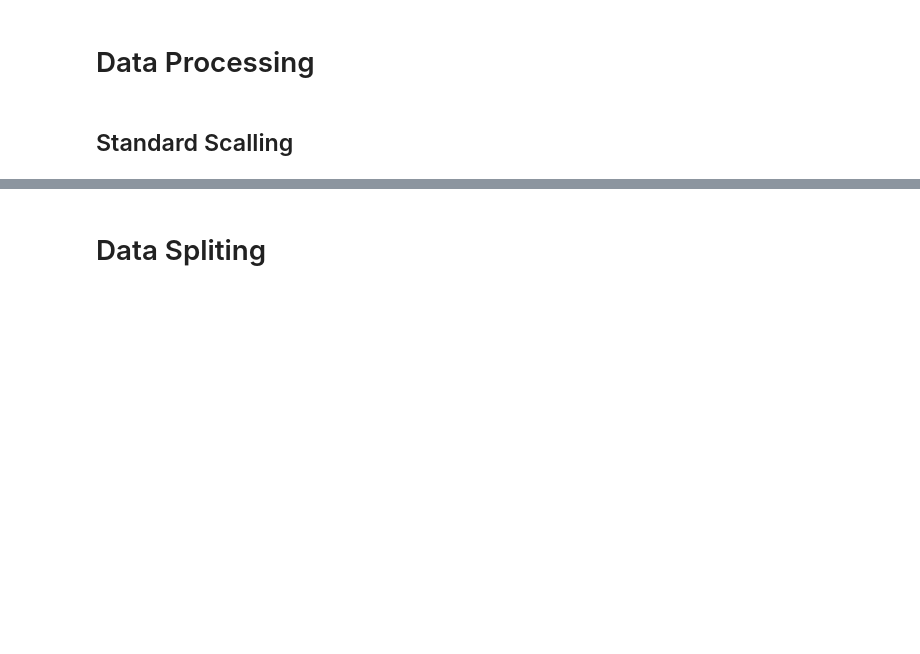
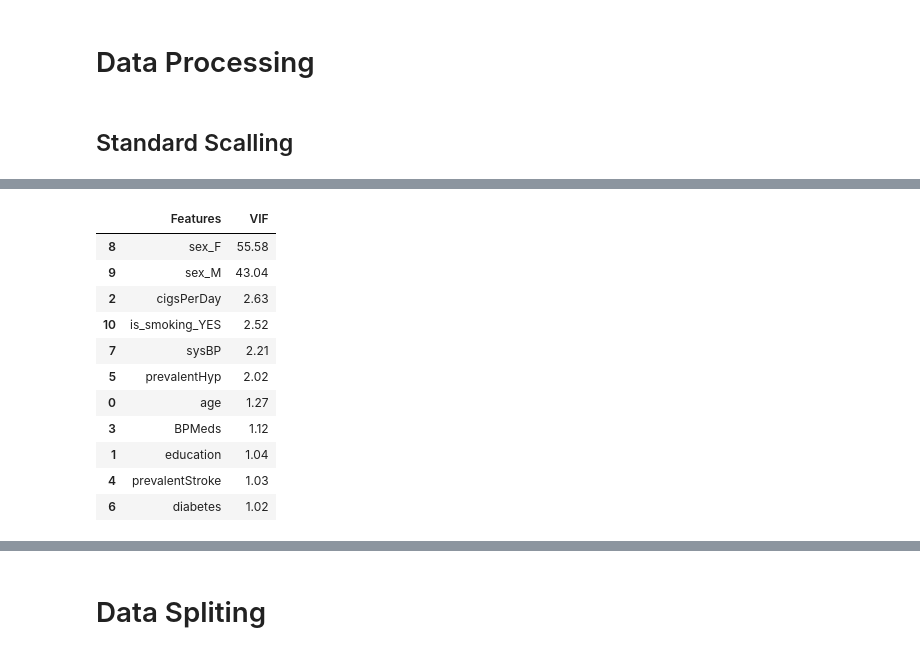
Before and after one commit to SajalSinha/CardioVascular-Risk-Prediction, a Jupyter notebook: CardiovascularRiskPrediction.ipynb, the cells around one changed output, grey strips where cells are left out. Cells and saved outputs as stored; diff of their text form; code cells hidden in the pictures; blank space fills up the shorter version.

```diff
--- a/CardiovascularRiskPrediction.ipynb
+++ b/CardiovascularRiskPrediction.ipynb
@@ -317,0 +381,6 @@ X = sc.fit_transform(X)
+# %%
+# Creating X_test dataframe with RFE selected variables
+X_train_rfe = X__train[col]
+# %%
+import statsmodels.api as sm
+X_train_rfe = sm.add_constant(X_train_rfe)
@@ -317,0 +409,2 @@ X = sc.fit_transform(X)
+# %%
+X_train_new = X_train_rfe.drop(['is_smoking_NO'], axis=1)
@@ -317,0 +433,24 @@ X = sc.fit_transform(X)
+# %%
+X_train_new = X_train_new.drop(['const'], axis=1)
+# %%
+from statsmodels.stats.outliers_influence import variance_inflation_factor
+vif = pd.DataFrame()
+X = X_train_new
+vif['Features'] = X.columns
+vif['VIF'] = [variance_inflation_factor(X.values, i) for i in range(X.shape[1])]
+vif['VIF'] = round(vif['VIF'], 2)
+vif = vif.sort_values(by = "VIF", ascending = False)
+vif
+# %% [output]
+|  | Features | VIF |
+| 8 | sex_F | 55.58 |
+| 9 | sex_M | 43.04 |
+| 2 | cigsPerDay | 2.63 |
+| 10 | is_smoking_YES | 2.52 |
+| 7 | sysBP | 2.21 |
+| 5 | prevalentHyp | 2.02 |
+| 0 | age | 1.27 |
+| 3 | BPMeds | 1.12 |
+| 1 | education | 1.04 |
+| 4 | prevalentStroke | 1.03 |
+| 6 | diabetes | 1.02 |
```
Also changed, not shown: parts of 23 cells of this notebook.
